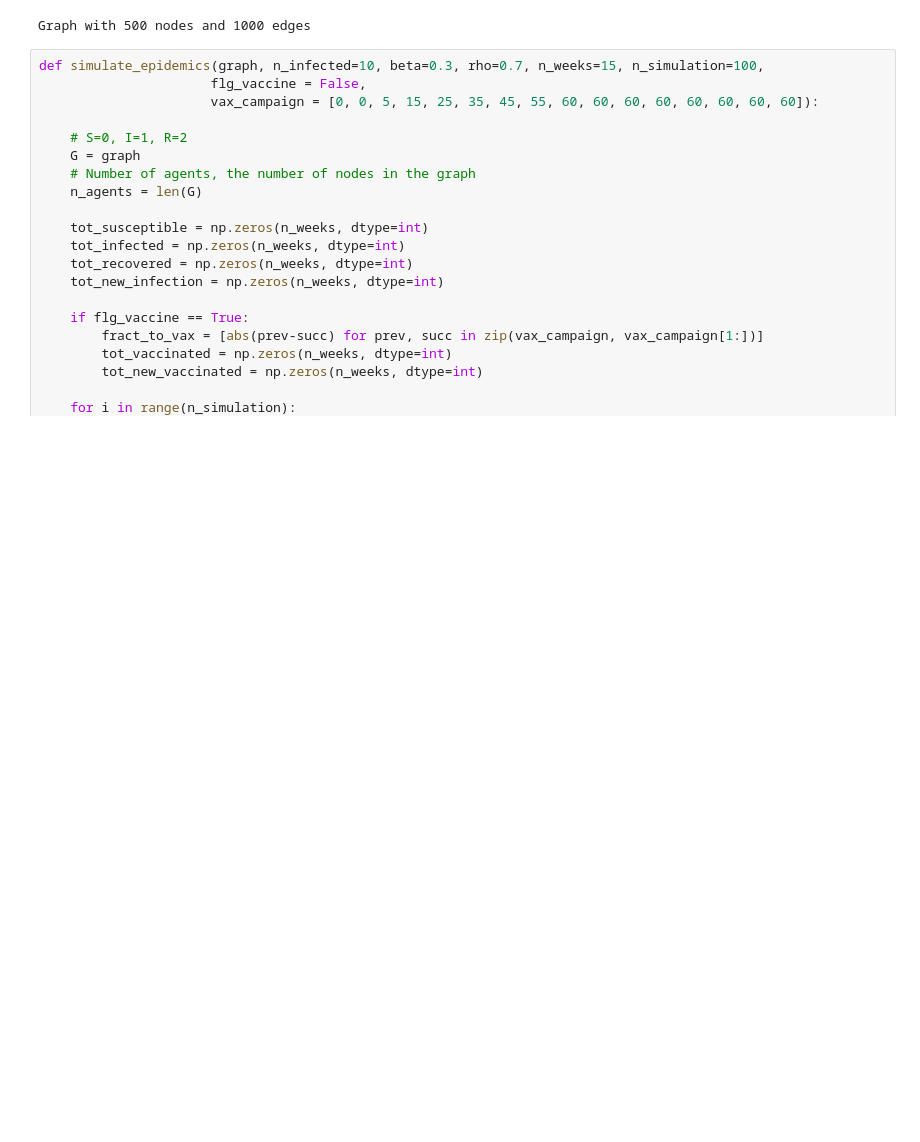
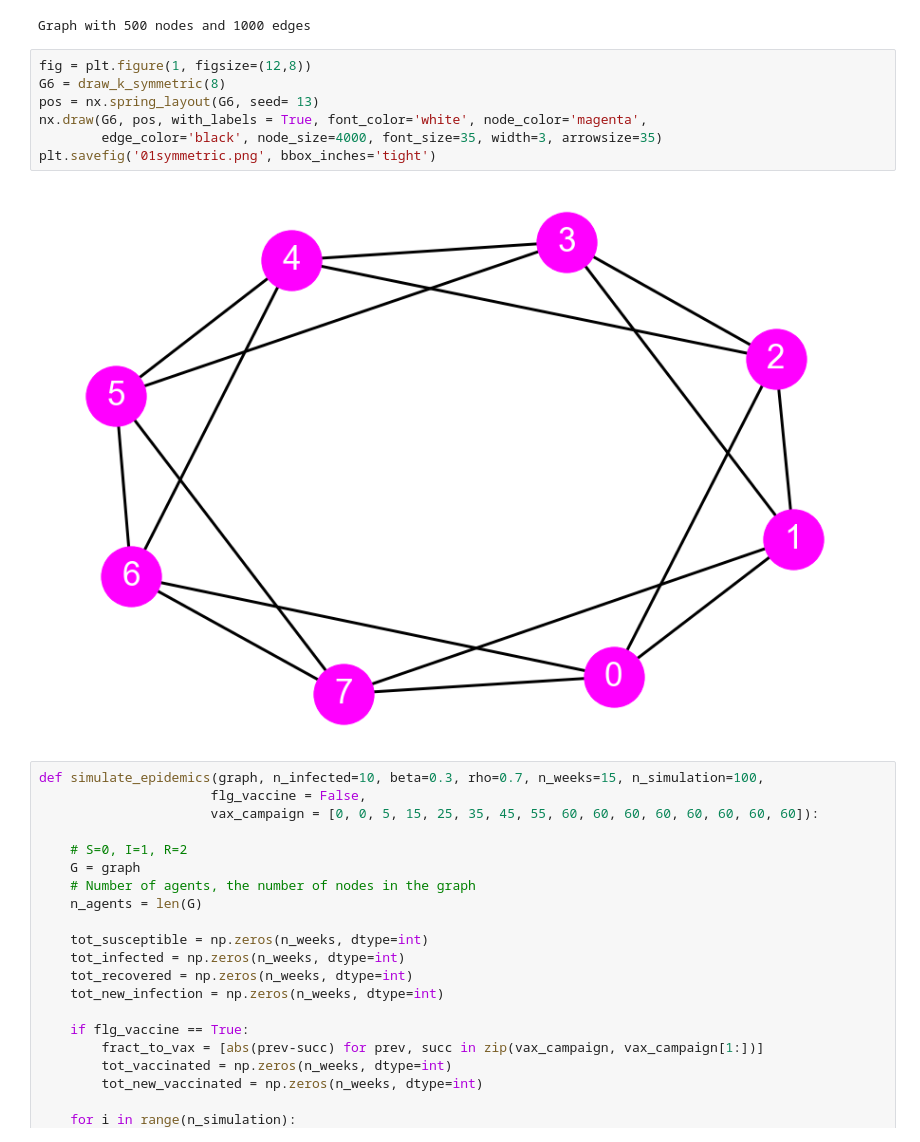
Before and after one commit to fabioeterno/Network_Homework, a Jupyter notebook: Homework3/Hw3.ipynb, the cells around one changed output. Cells and saved outputs as stored; diff of their text form; blank space fills up the shorter version.

```diff
--- a/Homework3/Hw3.ipynb
+++ b/Homework3/Hw3.ipynb
@@ -46,6 +47,15 @@ G = draw_k_symmetric(500)
 print(G)
 # %% [output]
 Graph with 500 nodes and 1000 edges
+# %%
+fig = plt.figure(1, figsize=(12,8))
+G6 = draw_k_symmetric(8)
+pos = nx.spring_layout(G6, seed= 13)
+nx.draw(G6, pos, with_labels = True, font_color='white', node_color='magenta',
+        edge_color='black', node_size=4000, font_size=35, width=3, arrowsize=35)
+plt.savefig('01symmetric.png', bbox_inches='tight')
+# %% [output]
+[figure, added]
 # %%
 def simulate_epidemics(graph, n_infected=10, beta=0.3, rho=0.7, n_weeks=15, n_simulation=100,
                       flg_vaccine = False,
```
Also changed, not shown: parts of 15 cells of this notebook.
